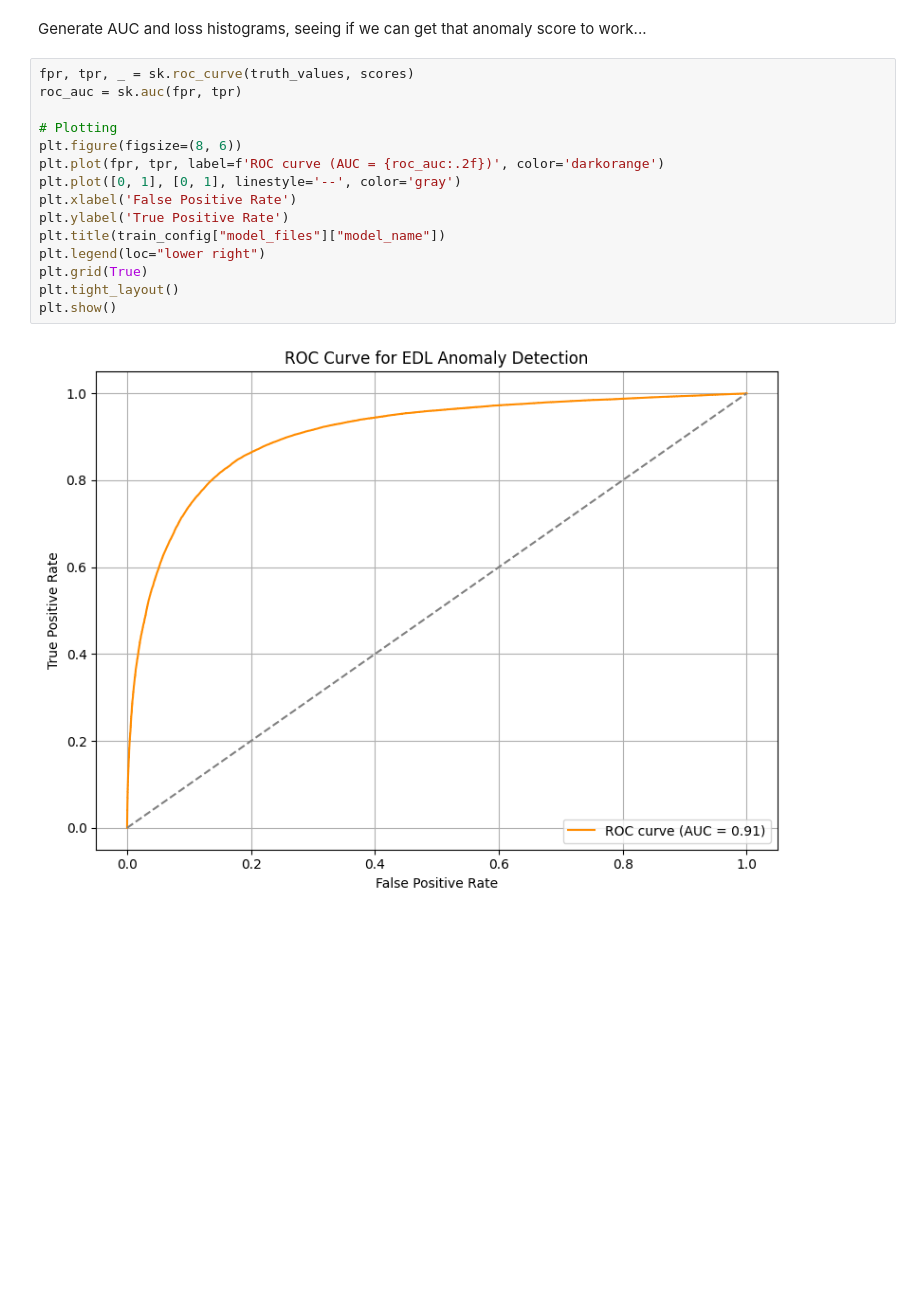
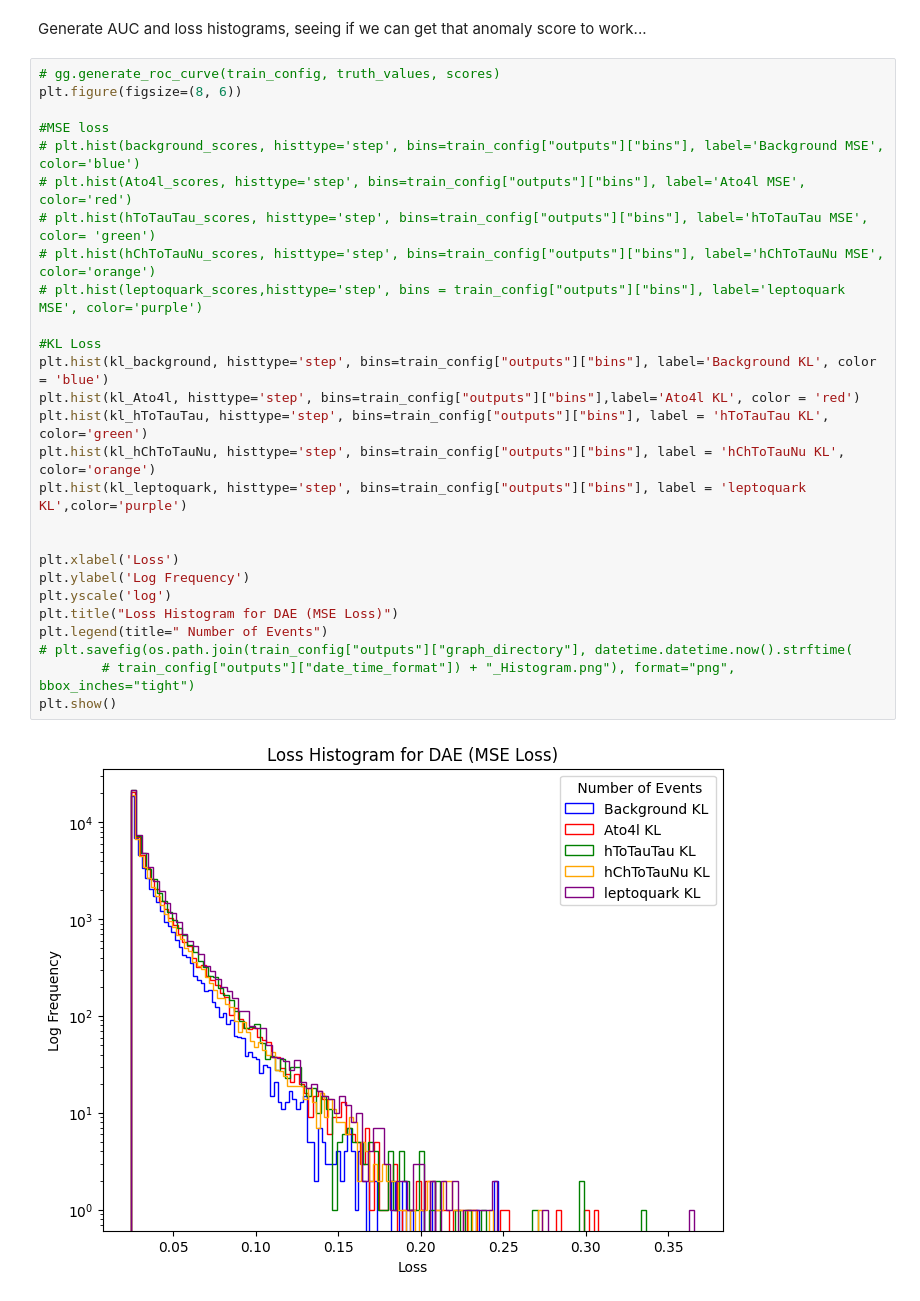
Before and after one commit to Danielbegel/evidential-dl-ae, a Jupyter notebook: dvae_model.ipynb, the cells around one changed output. Saved outputs shown, nothing was run; the diff lists cells and outputs as text; blank space fills up the shorter version.

Commit message:
Added some graphs and once again compartmentalized alot of the code into its own class. MSE loss, KL loss, and ROC/AUC plots are working

```diff
--- a/dvae_model.ipynb
+++ b/dvae_model.ipynb
@@ -282,19 +247,31 @@ scores = np.concatenate([
 # %% [markdown]
 Generate AUC and loss histograms, seeing if we can get that anomaly score to work...
 # %%
-fpr, tpr, _ = sk.roc_curve(truth_values, scores)
-roc_auc = sk.auc(fpr, tpr)
+# gg.generate_roc_curve(train_config, truth_values, scores)
+plt.figure(figsize=(8, 6))
 
-# Plotting
-plt.figure(figsize=(8, 6))
-plt.plot(fpr, tpr, label=f'ROC curve (AUC = {roc_auc:.2f})', color='darkorange')
-plt.plot([0, 1], [0, 1], linestyle='--', color='gray')
-plt.xlabel('False Positive Rate')
-plt.ylabel('True Positive Rate')
-plt.title(train_config["model_files"]["model_name"])
-plt.legend(loc="lower right")
-plt.grid(True)
-plt.tight_layout()
+#MSE loss
+# plt.hist(background_scores, histtype='step', bins=train_config["outputs"]["bins"], label='Background MSE', color='blue')
+# plt.hist(Ato4l_scores, histtype='step', bins=train_config["outputs"]["bins"], label='Ato4l MSE', color='red')
+# plt.hist(hToTauTau_scores, histtype='step', bins=train_config["outputs"]["bins"], label='hToTauTau MSE', color= 'green')
+# plt.hist(hChToTauNu_scores, histtype='step', bins=train_config["outputs"]["bins"], label='hChToTauNu MSE', color='orange')
+# plt.hist(leptoquark_scores,histtype='step', bins = train_config["outputs"]["bins"], label='leptoquark MSE', color='purple')
+
+#KL Loss
+plt.hist(kl_background, histtype='step', bins=train_config["outputs"]["bins"], label='Background KL', color = 'blue')
+plt.hist(kl_Ato4l, histtype='step', bins=train_config["outputs"]["bins"],label='Ato4l KL', color = 'red')
+plt.hist(kl_hToTauTau, histtype='step', bins=train_config["outputs"]["bins"], label = 'hToTauTau KL', color='green')
+plt.hist(kl_hChToTauNu, histtype='step', bins=train_config["outputs"]["bins"], label = 'hChToTauNu KL', color='orange')
+plt.hist(kl_leptoquark, histtype='step', bins=train_config["outputs"]["bins"], label = 'leptoquark KL',color='purple')
+
+
+plt.xlabel('Loss')
+plt.ylabel('Log Frequency')
+plt.yscale('log')
+plt.title("Loss Histogram for DAE (MSE Loss)")
+plt.legend(title=" Number of Events")
+# plt.savefig(os.path.join(train_config["outputs"]["graph_directory"], datetime.datetime.now().strftime(
+        # train_config["outputs"]["date_time_format"]) + "_Histogram.png"), format="png", bbox_inches="tight")
 plt.show()
 # %% [output]
-[figure, old version]
+[figure, new version]
```
Also changed, not shown: parts of 13 cells of this notebook, 46 other files.
